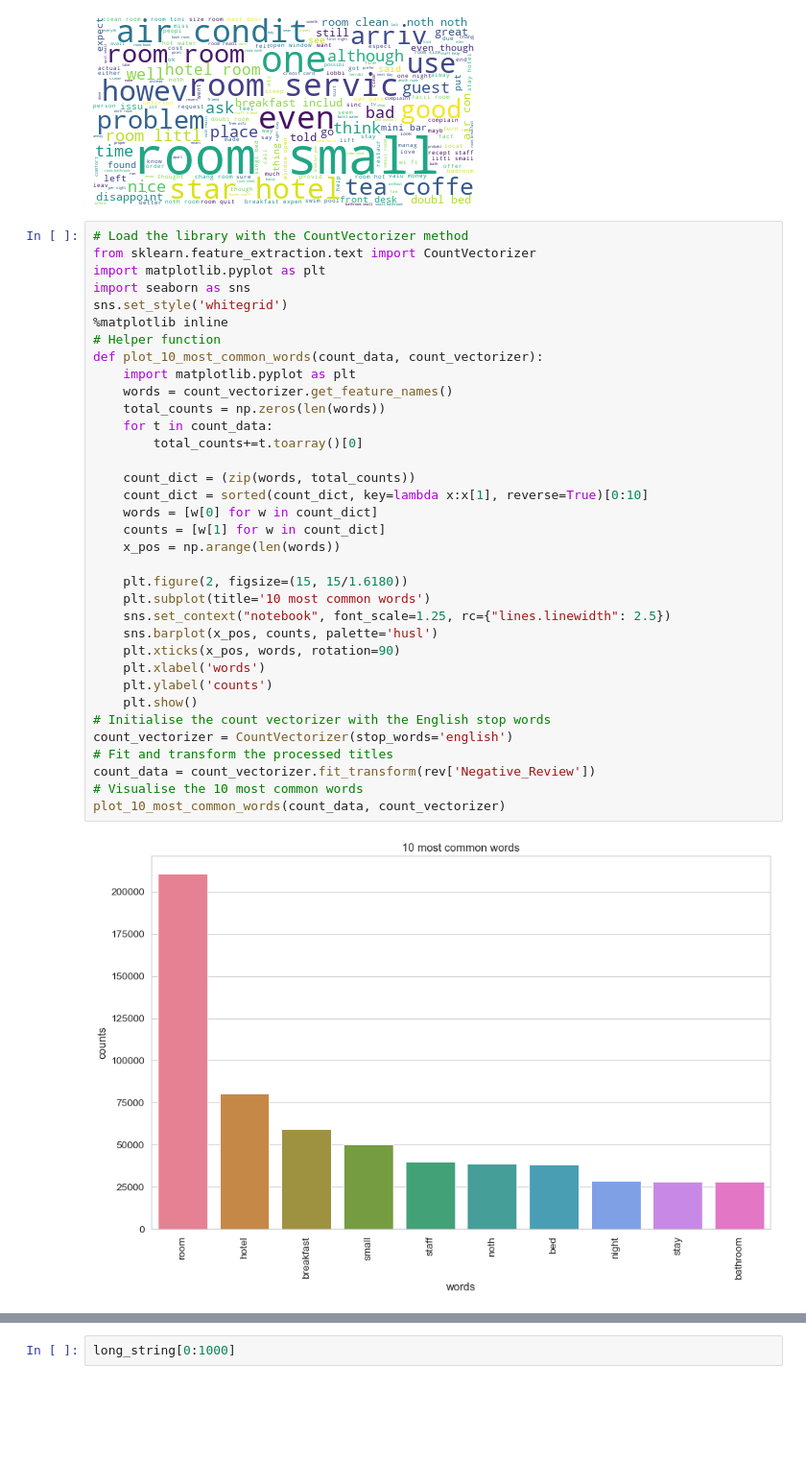
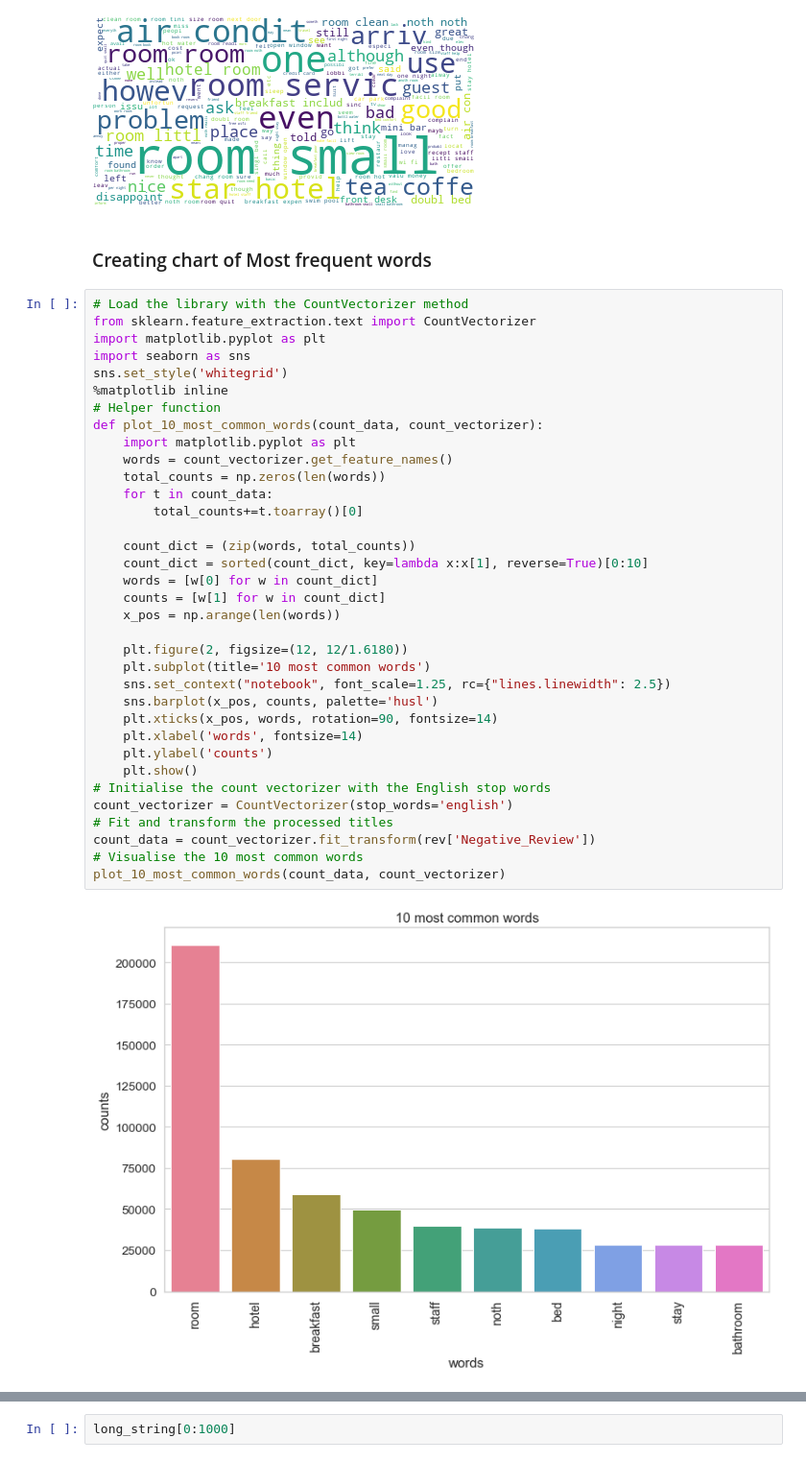
Before and after one commit to anitaguo49/Hotel-Review-Analysis-using-NLP, a Jupyter notebook: Notebook.ipynb, the cells around one changed output, grey strips where cells are left out. Shown at 96% size. Saved outputs shown, nothing was run; the diff lists cells and outputs as text; blank space fills up the shorter version.

```diff
--- a/Notebook.ipynb
+++ b/Notebook.ipynb
@@ -185,40 +171,42 @@ wordcloud.generate(long_string)
 wordcloud.to_image()
 # %% [output]
 [figure]
+# %% [markdown]
+### Creating chart of Most frequent words
 # %%
 # Load the library with the CountVectorizer method
 from sklearn.feature_extraction.text import CountVectorizer
 import matplotlib.pyplot as plt
 import seaborn as sns
 sns.set_style('whitegrid')
 %matplotlib inline
 # Helper function
 def plot_10_most_common_words(count_data, count_vectorizer):
     import matplotlib.pyplot as plt
     words = count_vectorizer.get_feature_names()
     total_counts = np.zeros(len(words))
     for t in count_data:
         total_counts+=t.toarray()[0]
 
     count_dict = (zip(words, total_counts))
     count_dict = sorted(count_dict, key=lambda x:x[1], reverse=True)[0:10]
     words = [w[0] for w in count_dict]
     counts = [w[1] for w in count_dict]
     x_pos = np.arange(len(words))
 
-    plt.figure(2, figsize=(15, 15/1.6180))
+    plt.figure(2, figsize=(12, 12/1.6180))
     plt.subplot(title='10 most common words')
     sns.set_context("notebook", font_scale=1.25, rc={"lines.linewidth": 2.5})
     sns.barplot(x_pos, counts, palette='husl')
-    plt.xticks(x_pos, words, rotation=90)
-    plt.xlabel('words')
+    plt.xticks(x_pos, words, rotation=90, fontsize=14)
+    plt.xlabel('words', fontsize=14)
     plt.ylabel('counts')
     plt.show()
 # Initialise the count vectorizer with the English stop words
 count_vectorizer = CountVectorizer(stop_words='english')
 # Fit and transform the processed titles
 count_data = count_vectorizer.fit_transform(rev['Negative_Review'])
 # Visualise the 10 most common words
 plot_10_most_common_words(count_data, count_vectorizer)
 # %% [output]
-[figure, old version]
+[figure, new version]
```
Also changed, not shown: parts of 62 cells of this notebook.
